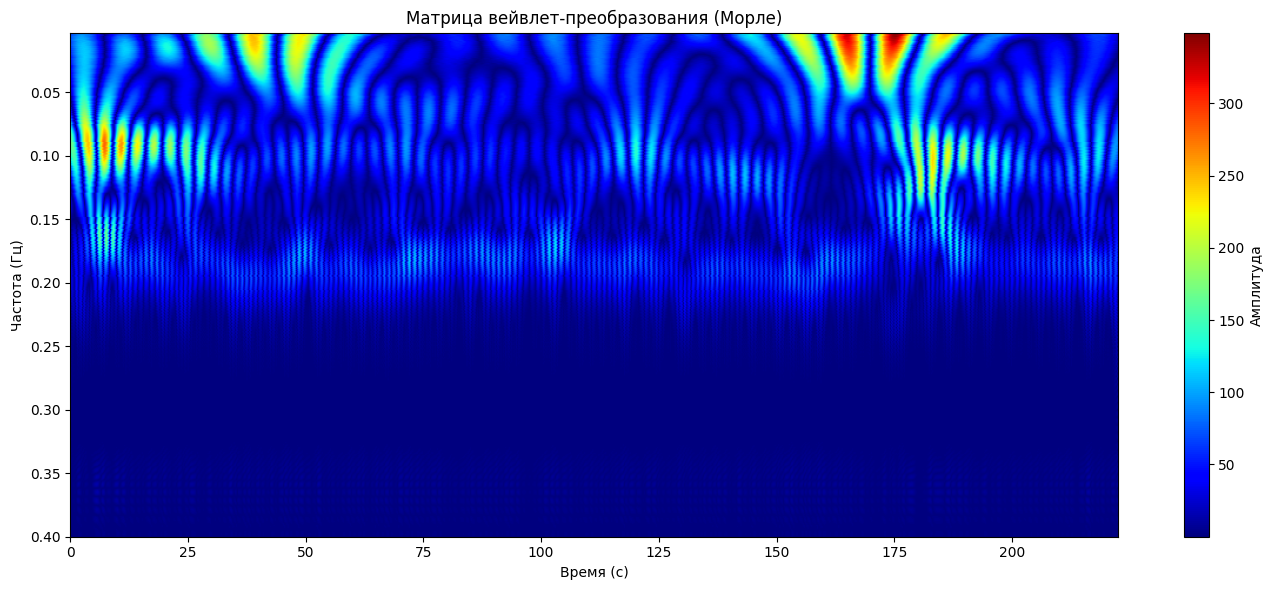
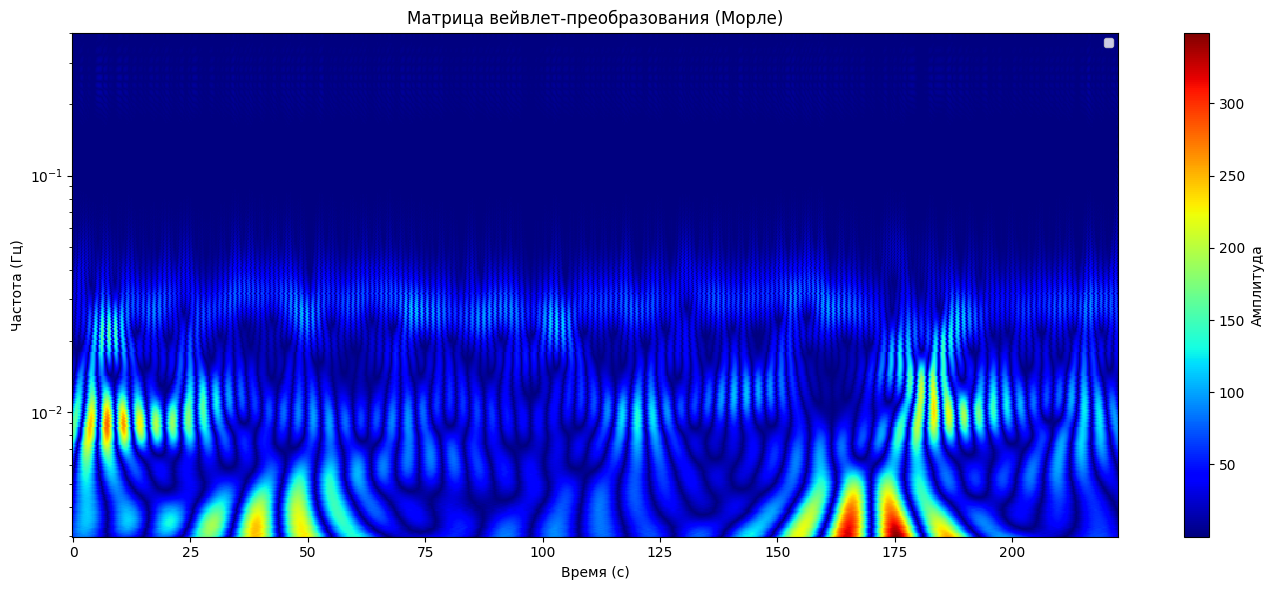
The change to this notebook cell's code, shown as a diff; its figure went from the first image to the second:
--- before
+++ after
@@ -1,6 +1,7 @@
 plt.figure(figsize=(14, 6))
-plt.imshow(np.abs(cwt_matrix), cmap='jet', aspect='auto',
-           extent=[t_uniform[0], t_uniform[-1], F[-1], F[0]])
+plt.pcolormesh(t_uniform, F, np.abs(cwt_matrix), cmap='jet', shading='auto')
 plt.colorbar(label='Амплитуда')
+plt.yscale('log')
+plt.legend(loc='upper right', fontsize=8)
 plt.xlabel('Время (с)')
 plt.ylabel('Частота (Гц)')
@@ -9,14 +10,16 @@
 plt.show()
 
-from mpl_toolkits.mplot3d import Axes3D
 
-T_mesh, F_mesh = np.meshgrid(t_uniform, F)
-fig = plt.figure(figsize=(14, 8))
-ax = fig.add_subplot(111, projection='3d')
-ax.plot_surface(T_mesh, F_mesh, np.abs(cwt_matrix), cmap='jet', rstride=2, cstride=10)
-ax.set_xlabel('Время (с)')
-ax.set_ylabel('Частота (Гц)')
-ax.set_zlabel('Амплитуда')
-ax.set_title('3D вейвлет-спектр (Морле)')
-plt.tight_layout()
-plt.show()
+
+# from mpl_toolkits.mplot3d import Axes3D
+
+# T_mesh, F_mesh = np.meshgrid(t_uniform, F)
+# fig = plt.figure(figsize=(14, 8))
+# ax = fig.add_subplot(111, projection='3d')
+# ax.plot_surface(T_mesh, F_mesh, np.abs(cwt_matrix), cmap='jet', rstride=2, cstride=10)
+# ax.set_xlabel('Время (с)')
+# ax.set_ylabel('Частота (Гц)')
+# ax.set_zlabel('Амплитуда')
+# ax.set_title('3D вейвлет-спектр (Морле)')
+# plt.tight_layout()
+# plt.show()

Commit: lab2 visual fix